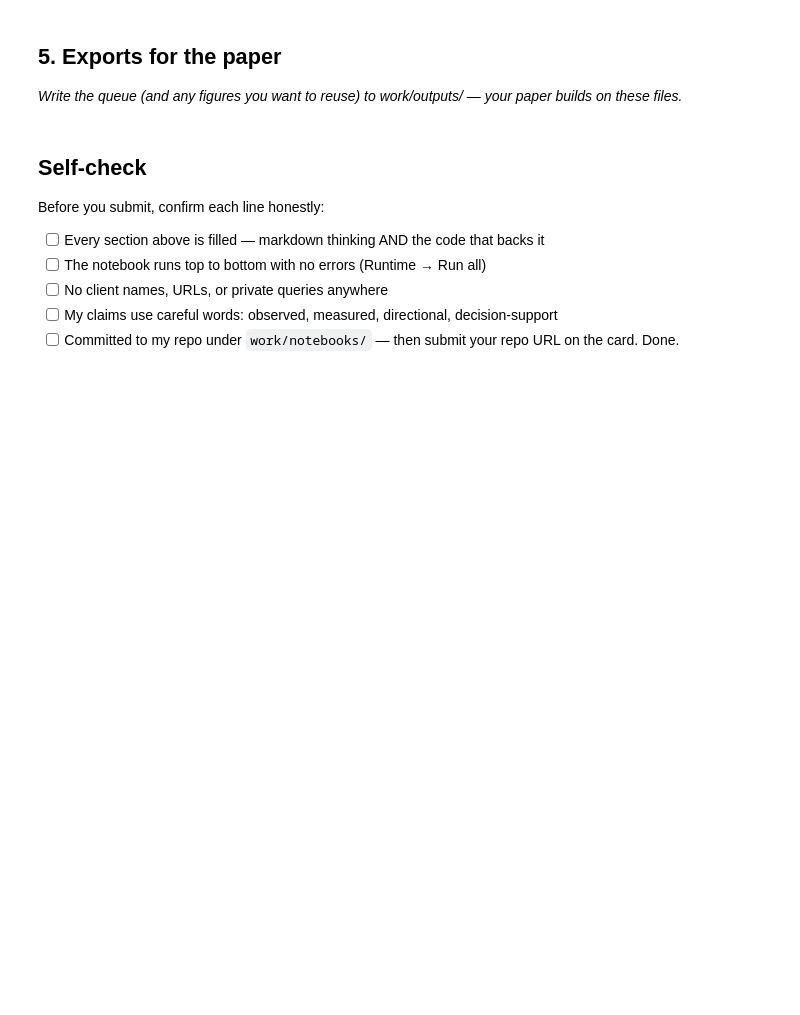
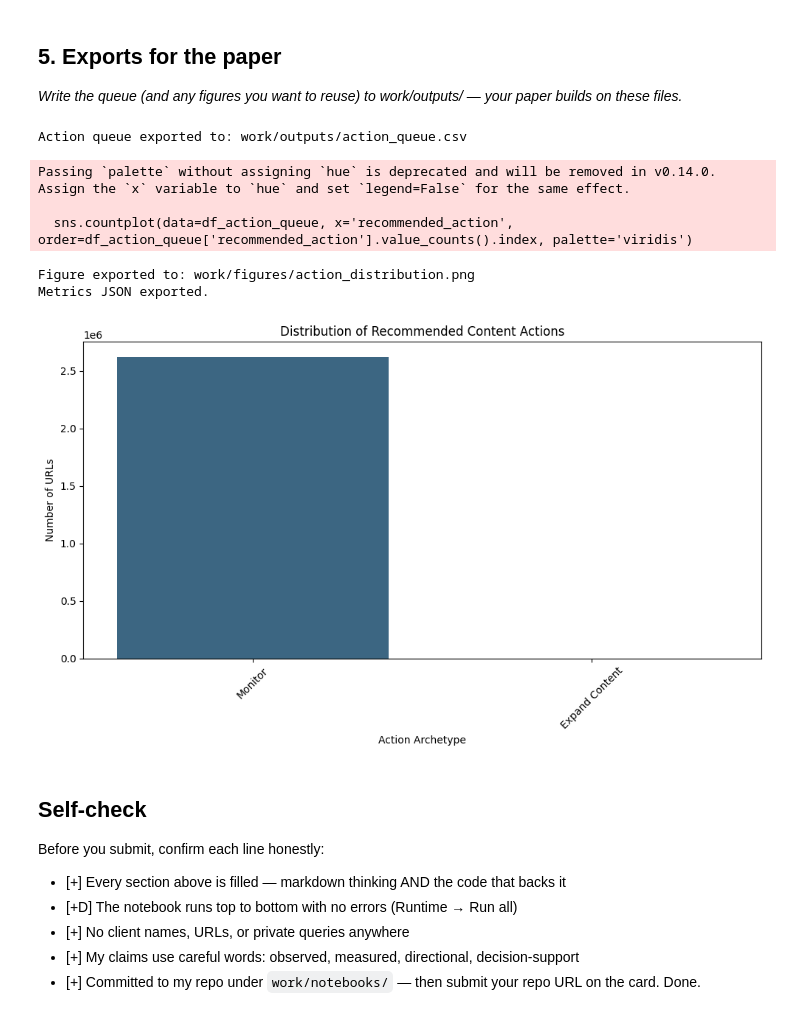
Before and after one commit to murtaza-x/flyrank-repo, a Jupyter notebook: work/notebooks/w07_action_playbook.ipynb, the cells around one changed output. Saved outputs shown, nothing was run; the diff lists cells and outputs as text; code cells hidden in the pictures; blank space fills up the shorter version.

```diff
--- a/work/notebooks/w07_action_playbook.ipynb
+++ b/work/notebooks/w07_action_playbook.ipynb
@@ -44,10 +161,49 @@ This skeleton is yours to fill. Work the sections **in order** — each one has
+# %%
+# This cell is for CODE (numbers, a query, a check).
+# Write your text answer in the cell ABOVE this one — typing sentences here breaks Run All.
+# 1. Export the Ranked Queue (Data stays out of Git via .gitignore)
+output_path = 'work/outputs/action_queue.csv'
+df_action_queue.to_csv(output_path, index=False)
+print(f"Action queue exported to: {output_path}")
+
+# 2. Generate and export a figure for the paper (Figures go into Git)
+plt.figure(figsize=(10, 6))
+sns.countplot(data=df_action_queue, x='recommended_action', order=df_action_queue['recommended_action'].value_counts().index, palette='viridis')
+plt.title('Distribution of Recommended Content Actions')
+plt.ylabel('Number of URLs')
+plt.xlabel('Action Archetype')
+plt.xticks(rotation=45)
+plt.tight_layout()
+
+figure_path = 'work/figures/action_distribution.png'
+plt.savefig(figure_path, dpi=300)
+print(f"Figure exported to: {figure_path}")
+
+# 3. Export Summary Metrics as JSON (The receipts for your paper)
+summary_metrics = {
+    "total_urls_processed": int(len(df_action_queue)),
+    "high_priority_actions": int(len(df_action_queue[df_action_queue['recommended_action'].isin(['Full Rewrite', 'Expand Content'])])),
+    "monitor_only": int(len(df_action_queue[df_action_queue['recommended_action'] == 'Monitor']))
+}
+
+with open('work/outputs/action_metrics.json', 'w') as f:
+    json.dump(summary_metrics, f, indent=4)
+print("Metrics JSON exported.")
+# %% [output]
+Action queue exported to: work/outputs/action_queue.csv
+Passing `palette` without assigning `hue` is deprecated and will be removed in v0.14.0. Assign the `x` variable to `hue` and set `legend=False` for the same effect.
+
+  sns.countplot(data=df_action_queue, x='recommended_action', order=df_action_queue['recommended_action'].value_counts().index, palette='viridis')
+Figure exported to: work/figures/action_distribution.png
+Metrics JSON exported.
+[figure, added]
 # %% [markdown]
 ## Self-check
 
 Before you submit, confirm each line honestly:
 
-- [ ] Every section above is filled — markdown thinking AND the code that backs it
-- [ ] The notebook runs top to bottom with no errors (Runtime → Run all)
-- [ ] No client names, URLs, or private queries anywhere
-- [ ] My claims use careful words: observed, measured, directional, decision-support
-- [ ] Committed to my repo under `work/notebooks/` — then submit your repo URL on the card. Done.
+- [+] Every section above is filled — markdown thinking AND the code that backs it
+- [+D] The notebook runs top to bottom with no errors (Runtime → Run all)
+- [+] No client names, URLs, or private queries anywhere
+- [+] My claims use careful words: observed, measured, directional, decision-support
+- [+] Committed to my repo under `work/notebooks/` — then submit your repo URL on the card. Done.
```
Also changed, not shown: parts of 10 cells of this notebook.
